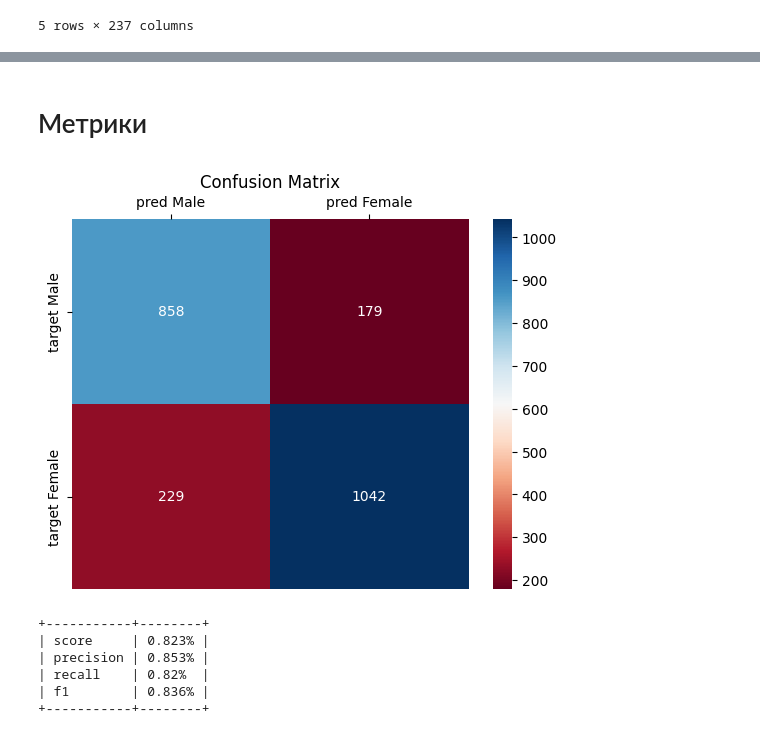
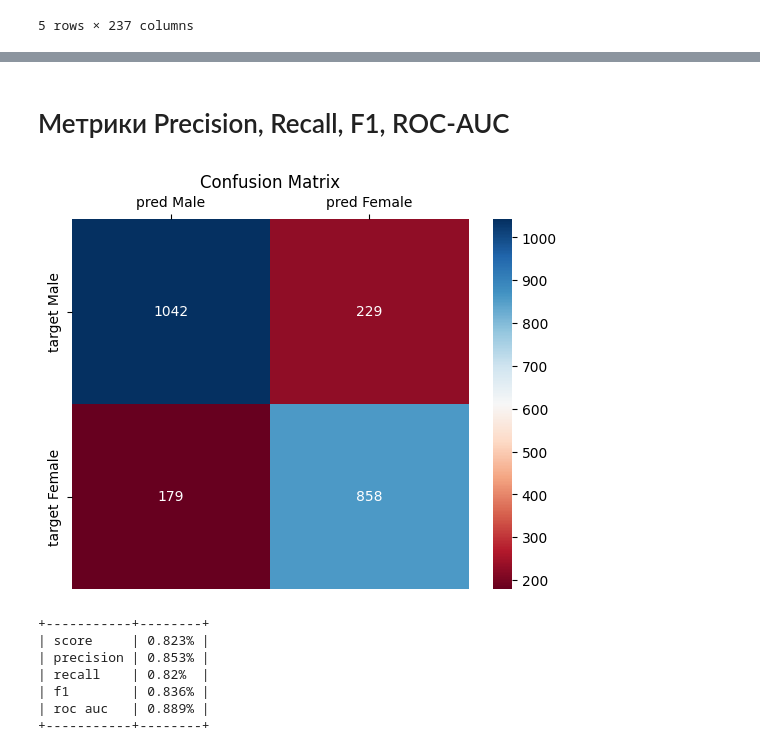
Before and after one commit to NeZorinEgor/MyML-Notes, a Jupyter notebook: FeatureEngineering/04_Accuracy_Retraining_Regularization/practice.ipynb, the cells around one changed output, grey strips where cells are left out. Saved outputs shown, nothing was run; the diff lists cells and outputs as text; code cells hidden in the pictures.

```diff
--- a/FeatureEngineering/04_Accuracy_Retraining_Regularization/practice.ipynb
+++ b/FeatureEngineering/04_Accuracy_Retraining_Regularization/practice.ipynb
@@ -122,4 +139,4 @@ Score: 0.8232235701906413
-# %% [markdown]
-# Метрики
+# %% [markdown]
+# Метрики Precision, Recall, F1, ROC-AUC
 # %%
 y_pred = logistic_model.predict(X_test)
@@ -126,24 +144,25 @@ y_pred = logistic_model.predict(X_test)
 # %%
-errors_matrix = confusion_matrix(y_test, y_pred, labels=[0, 1])
+errors_matrix = confusion_matrix(y_test, y_pred, labels=[1, 0])
 errors_matrix_df = pd.DataFrame(
     errors_matrix,
     columns=["pred Male", "pred Female"],
     index=["target Male", "target Female"],
 
     )
 ax = sns.heatmap(errors_matrix_df, fmt="d", annot=True, cmap="RdBu")
 ax.xaxis.tick_top()
 ax.set(xlabel="", ylabel="")
 plt.title("Confusion Matrix")
 plt.show()
 # %% [output]
-[figure, old version]
+[figure, new version]
 # %%
 print( "+-----------+--------+")
 print(f"| score     | {round(logistic_model.score(X_test, y_test), 3)}% |")
 print(f"| precision | {round(precision_score(y_test, y_pred, average="binary"), 3)}% |")
 print(f"| recall    | {round(recall_score(y_test, y_pred, average="binary"), 3)}%  |")
 print(f"| f1        | {round(f1_score(y_test, y_pred, average="binary"), 3)}% |")
+print(f"| roc auc   | {round(roc_auc_score(y_test, y_pred_prob[:, 1]), 3)}% |")
 print( "+-----------+--------+")
 # %% [output]
 +-----------+--------+
@@ -151,4 +170,5 @@ print( "+-----------+--------+")
 | precision | 0.853% |
 | recall    | 0.82%  |
 | f1        | 0.836% |
+| roc auc   | 0.889% |
 +-----------+--------+
```
Also changed, not shown: parts of 20 cells of this notebook.
